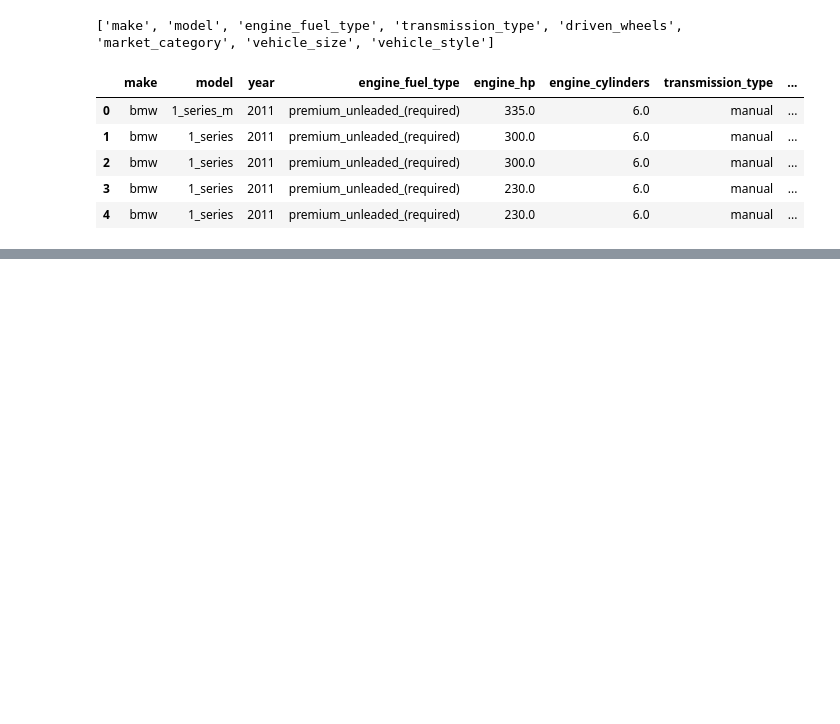
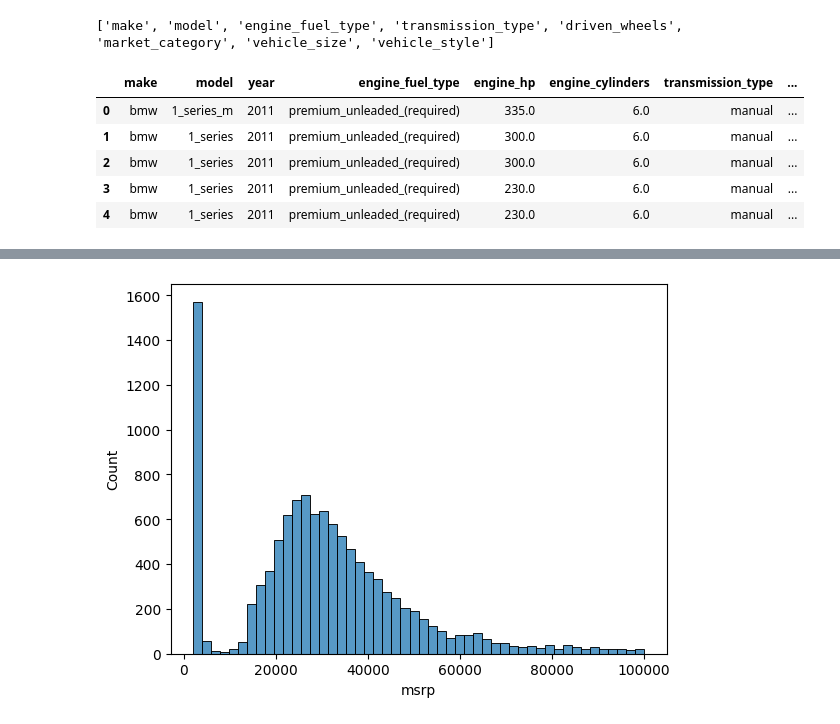
Before and after one commit to AurisNauris/ML-zoomcamp-homework, a Jupyter notebook: 02-regression/02_notebook.ipynb, the cells around one changed output, grey strips where cells are left out. Cells and saved outputs as stored; diff of their text form; code cells hidden in the pictures; blank space fills up the shorter version.

```diff
--- a/02-regression/02_notebook.ipynb
+++ b/02-regression/02_notebook.ipynb
@@ -33,0 +77,4 @@ df.head()
+# %%
+sns.histplot(df['msrp'][df['msrp']<100_000], bins=50);
+# %% [output]
+[figure, added]
```
Also changed, not shown: parts of 20 cells of this notebook, 1 other file.
